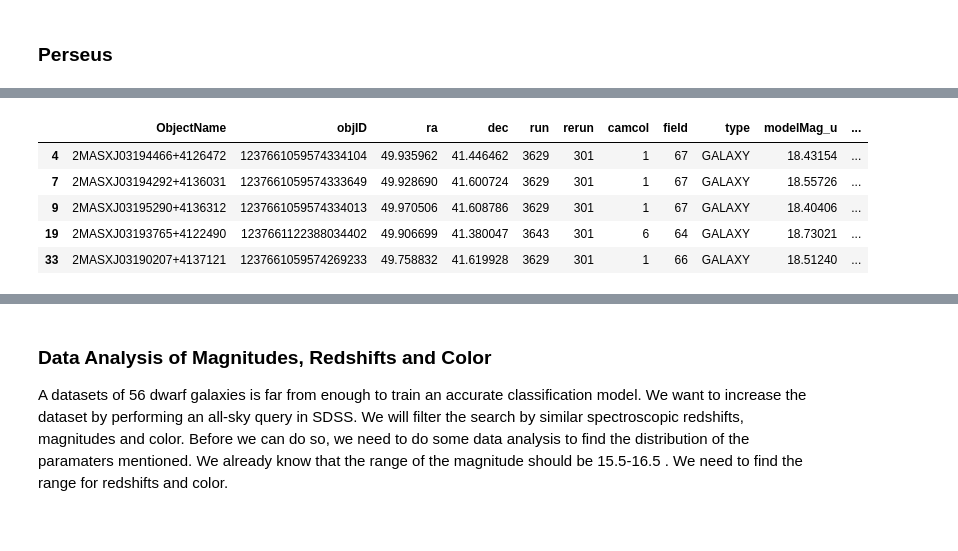
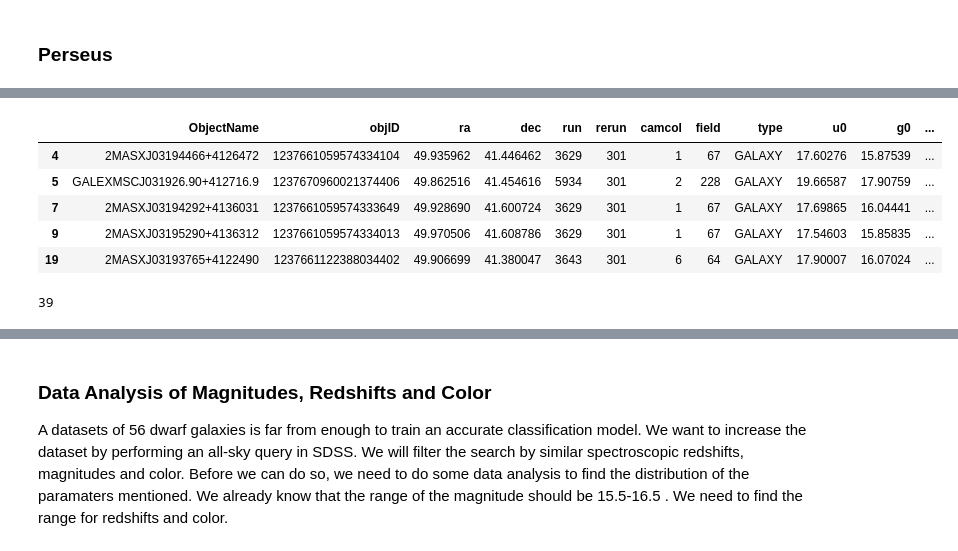
Before and after one commit to danbanan/Perseus-vs-background, a Jupyter notebook: dwarfs-filter.ipynb, the cells around one changed output, grey strips where cells are left out. Drawn from its saved outputs; the diff is of its cells as text; code cells hidden in the pictures.

```diff
--- a/dwarfs-filter.ipynb
+++ b/dwarfs-filter.ipynb
@@ -81,13 +91,18 @@ perseus.head() # This dataset is already filtered by redshift between 0.01 and 0
 # %%
-perseus_dwarfs = perseus.loc[(perseus['modelMag_r'] > 15.5) & (perseus['modelMag_r'] < 16.5)]
-perseus_dwarfs.head() # 30 dwarfs in total
+perseus_dwarfs = perseus.loc[(perseus['r0'] > 15) & (perseus['r0'] < 17.5)]
+perseus_dwarfs.head()
 # %% [output]
-|  | ObjectName | objID | ra | dec | run | rerun | camcol | field | type | modelMag_u | ... |
-| 4 | 2MASXJ03194466+4126472 | 1237661059574334104 | 49.935962 | 41.446462 | 3629 | 301 | 1 | 67 | GALAXY | 18.43154 | ... |
-| 7 | 2MASXJ03194292+4136031 | 1237661059574333649 | 49.928690 | 41.600724 | 3629 | 301 | 1 | 67 | GALAXY | 18.55726 | ... |
-| 9 | 2MASXJ03195290+4136312 | 1237661059574334013 | 49.970506 | 41.608786 | 3629 | 301 | 1 | 67 | GALAXY | 18.40406 | ... |
-| 19 | 2MASXJ03193765+4122490 | 1237661122388034402 | 49.906699 | 41.380047 | 3643 | 301 | 6 | 64 | GALAXY | 18.73021 | ... |
-| 33 | 2MASXJ03190207+4137121 | 1237661059574269233 | 49.758832 | 41.619928 | 3629 | 301 | 1 | 66 | GALAXY | 18.51240 | ... |
+|  | ObjectName | objID | ra | dec | run | rerun | camcol | field | type | u0 | g0 | ... |
+| 4 | 2MASXJ03194466+4126472 | 1237661059574334104 | 49.935962 | 41.446462 | 3629 | 301 | 1 | 67 | GALAXY | 17.60276 | 15.87539 | ... |
+| 5 | GALEXMSCJ031926.90+412716.9 | 1237670960021374406 | 49.862516 | 41.454616 | 5934 | 301 | 2 | 228 | GALAXY | 19.66587 | 17.90759 | ... |
+| 7 | 2MASXJ03194292+4136031 | 1237661059574333649 | 49.928690 | 41.600724 | 3629 | 301 | 1 | 67 | GALAXY | 17.69865 | 16.04441 | ... |
+| 9 | 2MASXJ03195290+4136312 | 1237661059574334013 | 49.970506 | 41.608786 | 3629 | 301 | 1 | 67 | GALAXY | 17.54603 | 15.85835 | ... |
+| 19 | 2MASXJ03193765+4122490 | 1237661122388034402 | 49.906699 | 41.380047 | 3643 | 301 | 6 | 64 | GALAXY | 17.90007 | 16.07024 | ... |
+# %%
+# 39 dwarfs in total
+len(perseus_dwarfs)
+# %% [output]
+39
 # %%
 dwarfs = ngc383_dwarf.append(ngc507_dwarf, ignore_index=True)
 dwarfs = dwarfs.append(perseus_dwarfs, ignore_index=True)
```
Also changed, not shown: parts of 20 cells of this notebook, 2 other files.
